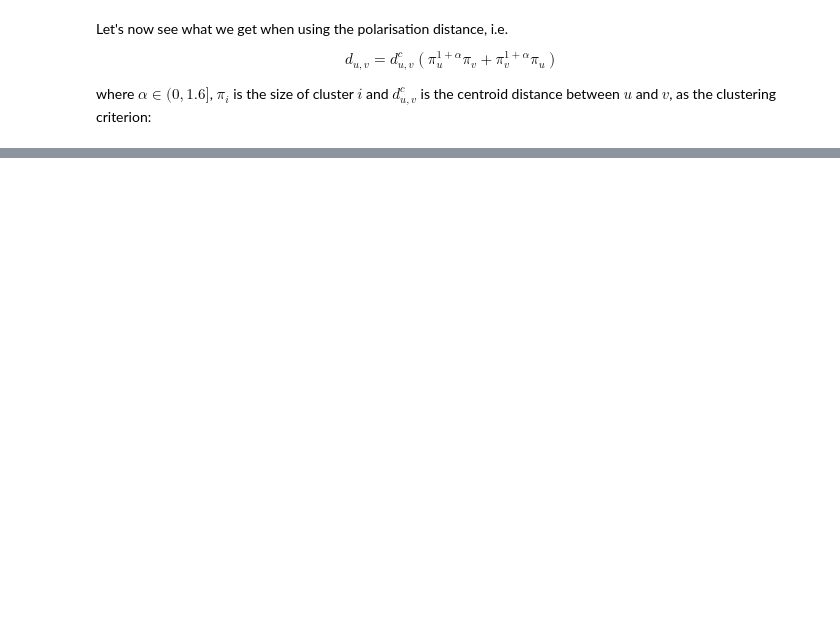
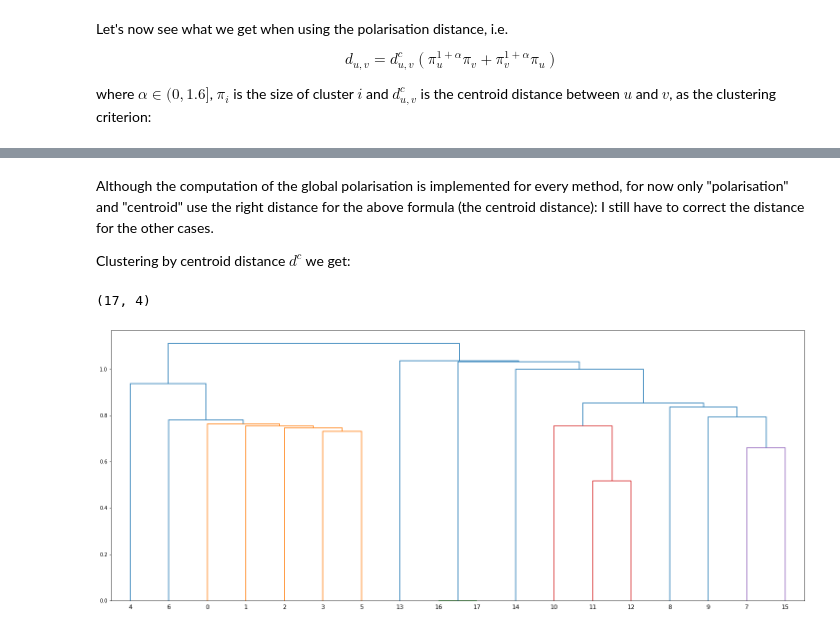
Before and after one commit to adrifcid/polarisation, a Jupyter notebook: notebooks/SouthernWomen.ipynb, the cells around one changed output, grey strips where cells are left out. Drawn from its saved outputs; the diff is of its cells as text; code cells hidden in the pictures; blank space fills up the shorter version.

```diff
--- a/notebooks/SouthernWomen.ipynb
+++ b/notebooks/SouthernWomen.ipynb
@@ -314,0 +357,16 @@ Looks ok! Note that the last distance given in the linkage matrix, $819$, is the
+# %% [markdown]
+Although the computation of the global polarisation is implemented for every method, for now only "polarisation" and "centroid" use the right distance for the above formula (the centroid distance): I still have to correct the distance for the other cases.
+
+Clustering by centroid distance $d^c$ we get:
+# %%
+from scipy.cluster.hierarchy import dendrogram
+from utils.clustering import agglomerative_clustering
+
+z, pol = agglomerative_clustering(d, method='centroid', alpha=1, K=1)
+print(z.shape)
+fig = plt.figure(figsize=(25, 10))
+dn = dendrogram(z)
+plt.show()
+# %% [output]
+(17, 4)
+[figure, added]
```
Also changed, not shown: parts of 23 cells of this notebook, 1 other file.
